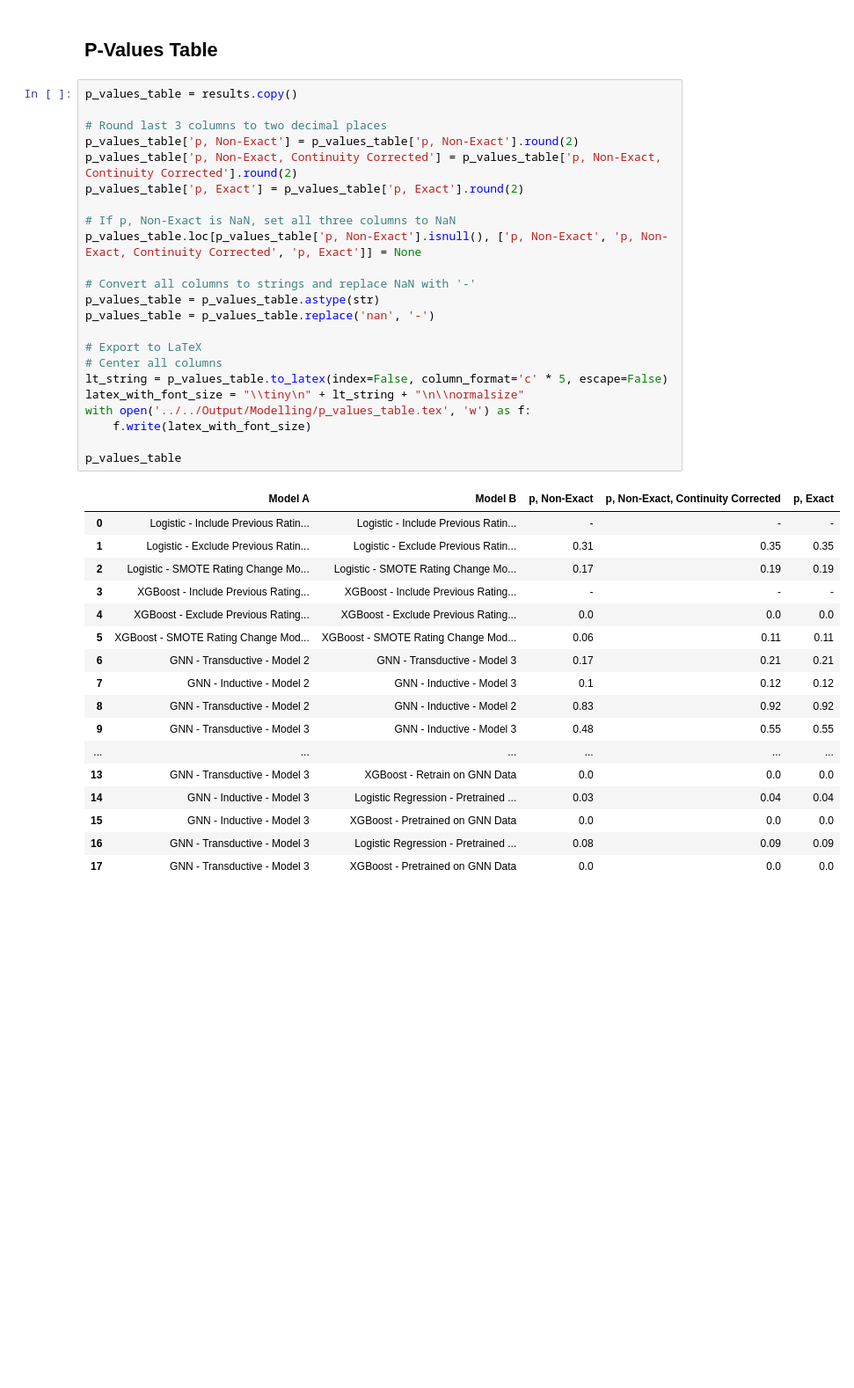
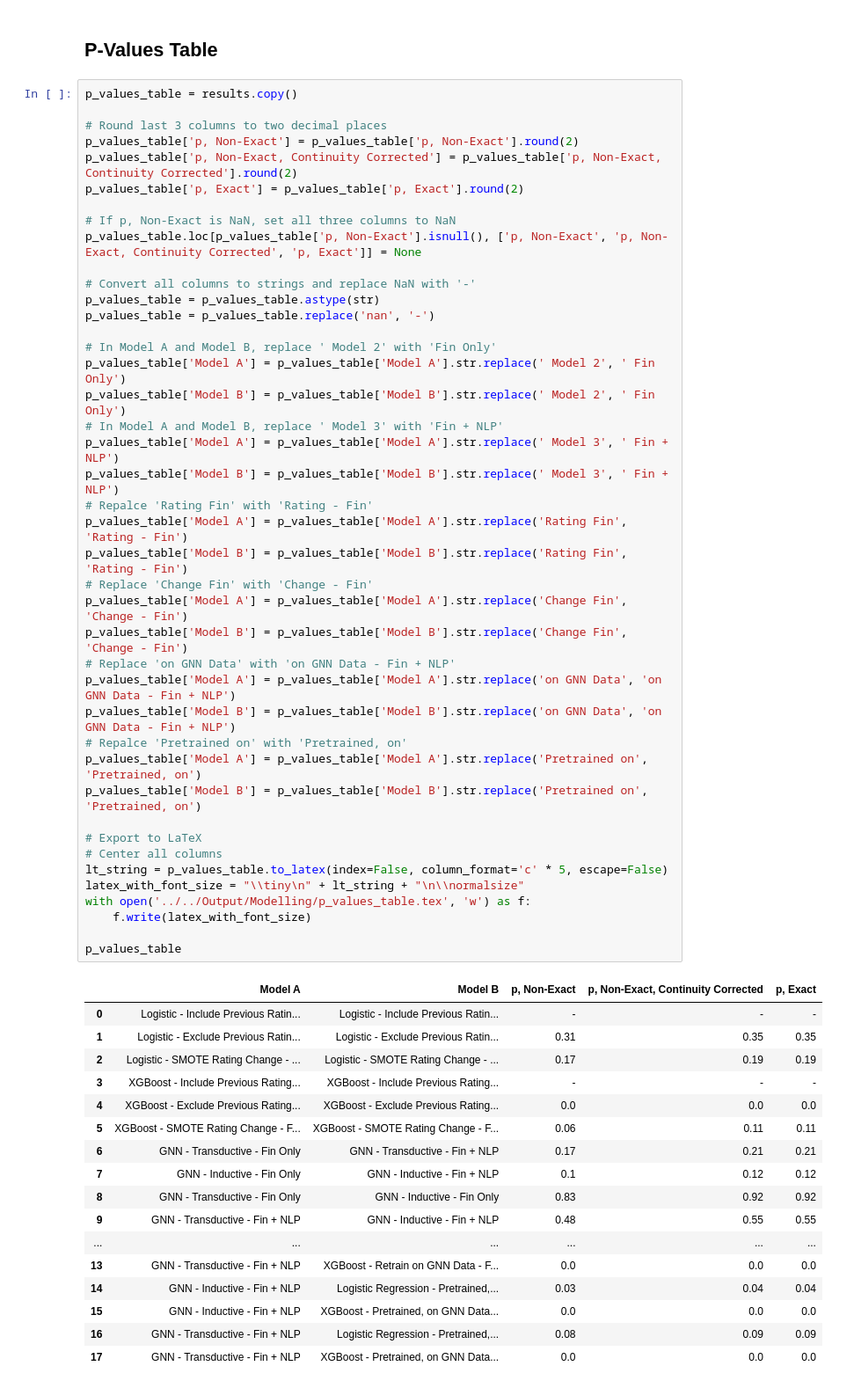
Before and after one commit to current12/Stat-222-Project, a Jupyter notebook: Code/Modelling/Statistical Tests for Accuracy Differences.ipynb, the cells around one changed output. Shown at 88% size. Cells and saved outputs as stored; diff of their text form; blank space fills up the shorter version.

Commit message:
table improvements

```diff
--- a/Code/Modelling/Statistical Tests for Accuracy Differences.ipynb
+++ b/Code/Modelling/Statistical Tests for Accuracy Differences.ipynb
@@ -541,41 +541,60 @@ statistic   23.0
 # %%
 p_values_table = results.copy()
 
 # Round last 3 columns to two decimal places
 p_values_table['p, Non-Exact'] = p_values_table['p, Non-Exact'].round(2)
 p_values_table['p, Non-Exact, Continuity Corrected'] = p_values_table['p, Non-Exact, Continuity Corrected'].round(2)
 p_values_table['p, Exact'] = p_values_table['p, Exact'].round(2)
 
 # If p, Non-Exact is NaN, set all three columns to NaN
 p_values_table.loc[p_values_table['p, Non-Exact'].isnull(), ['p, Non-Exact', 'p, Non-Exact, Continuity Corrected', 'p, Exact']] = None
 
 # Convert all columns to strings and replace NaN with '-'
 p_values_table = p_values_table.astype(str)
 p_values_table = p_values_table.replace('nan', '-')
 
+# In Model A and Model B, replace ' Model 2' with 'Fin Only'
+p_values_table['Model A'] = p_values_table['Model A'].str.replace(' Model 2', ' Fin Only')
+p_values_table['Model B'] = p_values_table['Model B'].str.replace(' Model 2', ' Fin Only')
+# In Model A and Model B, replace ' Model 3' with 'Fin + NLP'
+p_values_table['Model A'] = p_values_table['Model A'].str.replace(' Model 3', ' Fin + NLP')
+p_values_table['Model B'] = p_values_table['Model B'].str.replace(' Model 3', ' Fin + NLP')
+# Repalce 'Rating Fin' with 'Rating - Fin'
+p_values_table['Model A'] = p_values_table['Model A'].str.replace('Rating Fin', 'Rating - Fin')
+p_values_table['Model B'] = p_values_table['Model B'].str.replace('Rating Fin', 'Rating - Fin')
+# Replace 'Change Fin' with 'Change - Fin'
+p_values_table['Model A'] = p_values_table['Model A'].str.replace('Change Fin', 'Change - Fin')
+p_values_table['Model B'] = p_values_table['Model B'].str.replace('Change Fin', 'Change - Fin')
+# Replace 'on GNN Data' with 'on GNN Data - Fin + NLP'
+p_values_table['Model A'] = p_values_table['Model A'].str.replace('on GNN Data', 'on GNN Data - Fin + NLP')
+p_values_table['Model B'] = p_values_table['Model B'].str.replace('on GNN Data', 'on GNN Data - Fin + NLP')
+# Repalce 'Pretrained on' with 'Pretrained, on'
+p_values_table['Model A'] = p_values_table['Model A'].str.replace('Pretrained on', 'Pretrained, on')
+p_values_table['Model B'] = p_values_table['Model B'].str.replace('Pretrained on', 'Pretrained, on')
+
 # Export to LaTeX
 # Center all columns
 lt_string = p_values_table.to_latex(index=False, column_format='c' * 5, escape=False)
 latex_with_font_size = "\\tiny\n" + lt_string + "\n\\normalsize"
 with open('../../Output/Modelling/p_values_table.tex', 'w') as f:
     f.write(latex_with_font_size)
 
 p_values_table
 # %% [output]
 |  | Model A | Model B | p, Non-Exact | p, Non-Exact, Continuity Corrected | p, Exact |
 | 0 | Logistic - Include Previous Ratin... | Logistic - Include Previous Ratin... | - | - | - |
 | 1 | Logistic - Exclude Previous Ratin... | Logistic - Exclude Previous Ratin... | 0.31 | 0.35 | 0.35 |
-| 2 | Logistic - SMOTE Rating Change Mo... | Logistic - SMOTE Rating Change Mo... | 0.17 | 0.19 | 0.19 |
+| 2 | Logistic - SMOTE Rating Change - ... | Logistic - SMOTE Rating Change - ... | 0.17 | 0.19 | 0.19 |
 | 3 | XGBoost - Include Previous Rating... | XGBoost - Include Previous Rating... | - | - | - |
 | 4 | XGBoost - Exclude Previous Rating... | XGBoost - Exclude Previous Rating... | 0.0 | 0.0 | 0.0 |
-| 5 | XGBoost - SMOTE Rating Change Mod... | XGBoost - SMOTE Rating Change Mod... | 0.06 | 0.11 | 0.11 |
-| 6 | GNN - Transductive - Model 2 | GNN - Transductive - Model 3 | 0.17 | 0.21 | 0.21 |
-| 7 | GNN - Inductive - Model 2 | GNN - Inductive - Model 3 | 0.1 | 0.12 | 0.12 |
-| 8 | GNN - Transductive - Model 2 | GNN - Inductive - Model 2 | 0.83 | 0.92 | 0.92 |
-| 9 | GNN - Transductive - Model 3 | GNN - Inductive - Model 3 | 0.48 | 0.55 | 0.55 |
+| 5 | XGBoost - SMOTE Rating Change - F... | XGBoost - SMOTE Rating Change - F... | 0.06 | 0.11 | 0.11 |
+| 6 | GNN - Transductive - Fin Only | GNN - Transductive - Fin + NLP | 0.17 | 0.21 | 0.21 |
+| 7 | GNN - Inductive - Fin Only | GNN - Inductive - Fin + NLP | 0.1 | 0.12 | 0.12 |
+| 8 | GNN - Transductive - Fin Only | GNN - Inductive - Fin Only | 0.83 | 0.92 | 0.92 |
+| 9 | GNN - Transductive - Fin + NLP | GNN - Inductive - Fin + NLP | 0.48 | 0.55 | 0.55 |
 | ... | ... | ... | ... | ... | ... |
-| 13 | GNN - Transductive - Model 3 | XGBoost - Retrain on GNN Data | 0.0 | 0.0 | 0.0 |
-| 14 | GNN - Inductive - Model 3 | Logistic Regression - Pretrained ... | 0.03 | 0.04 | 0.04 |
-| 15 | GNN - Inductive - Model 3 | XGBoost - Pretrained on GNN Data | 0.0 | 0.0 | 0.0 |
-| 16 | GNN - Transductive - Model 3 | Logistic Regression - Pretrained ... | 0.08 | 0.09 | 0.09 |
-| 17 | GNN - Transductive - Model 3 | XGBoost - Pretrained on GNN Data | 0.0 | 0.0 | 0.0 |
+| 13 | GNN - Transductive - Fin + NLP | XGBoost - Retrain on GNN Data - F... | 0.0 | 0.0 | 0.0 |
+| 14 | GNN - Inductive - Fin + NLP | Logistic Regression - Pretrained,... | 0.03 | 0.04 | 0.04 |
+| 15 | GNN - Inductive - Fin + NLP | XGBoost - Pretrained, on GNN Data... | 0.0 | 0.0 | 0.0 |
+| 16 | GNN - Transductive - Fin + NLP | Logistic Regression - Pretrained,... | 0.08 | 0.09 | 0.09 |
+| 17 | GNN - Transductive - Fin + NLP | XGBoost - Pretrained, on GNN Data... | 0.0 | 0.0 | 0.0 |
```
Also changed, not shown: 5 other files.
